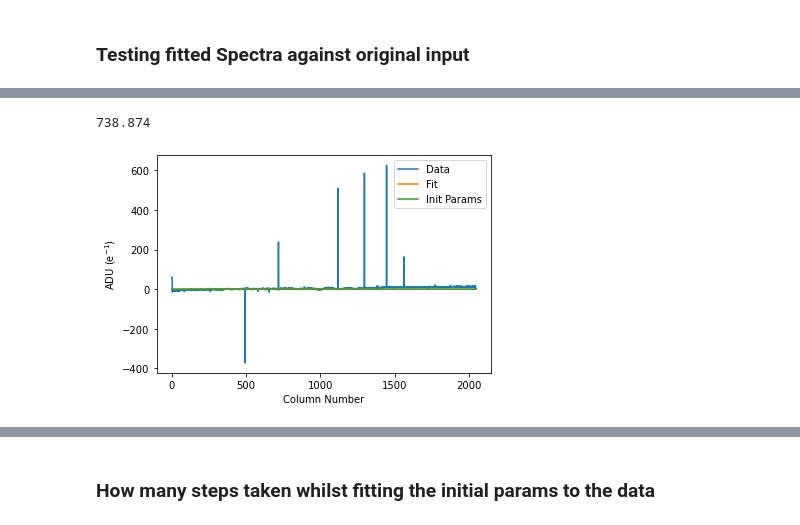
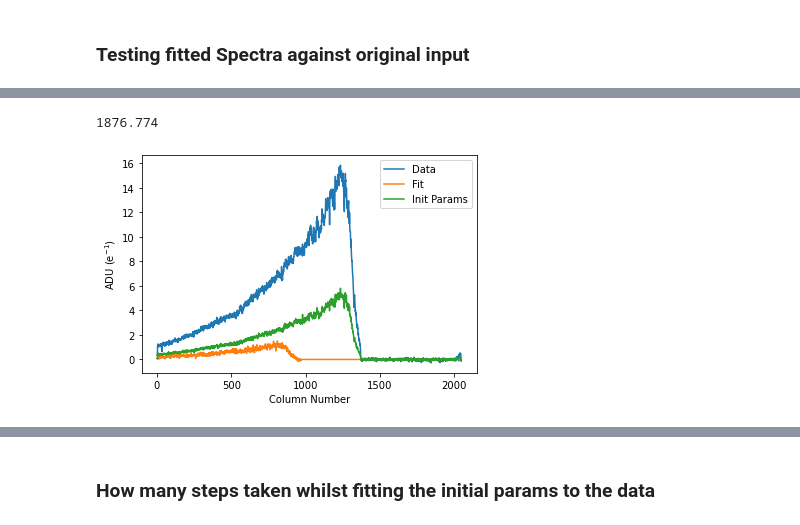
Before and after one commit to ou-astrophysics/NIRCam-WFSS-ERS-Spectral-Extraction, a Jupyter notebook: 2ndOrderMultiPSFSetup.ipynb, the cells around one changed output, grey strips where cells are left out. Drawn from its saved outputs; the diff is of its cells as text; code cells hidden in the pictures.

Commit message:
In Progress 2nd Order addition to fitting

```diff
--- a/2ndOrderMultiPSFSetup.ipynb
+++ b/2ndOrderMultiPSFSetup.ipynb
@@ -266,6 +266,8 @@ dfx2nd["Dec"] = sourceCoords.dec
 
 # Dataframe sorted by trace starting furthest to the left
 dfx2nd = dfx2nd.sort_values(by="low_WL")
-dfx2nd
+
+dfx = pd.concat([dfx2nd,dfx1st])
+dfx
 # %% [output]
 |  | low_WL | high_WL | Direct_X | Direct_Y | RA | Dec |
@@ -344,6 +346,6 @@ with apfits.open(imageFits) as test:
         # Removing limits shows that all sources in list have traces calculated for them
         # Therefore missing traces must be due to them missing in source list which
         # will not be a problem once NIRCam Pre-imaging has been achieved
-    ax.set_xlim(xlim)
-    ax.set_ylim(ylim)
+#     ax.set_xlim(xlim)
+#     ax.set_ylim(ylim)
 # %% [output]
@@ -360,7 +362,7 @@ from webbpsf.gridded_library import display_psf_grid
 # NUMBER OF DETECTOR IS IN NRCA5 - 5 IS LW DETECTOR 1-4 IS SW
 # ONLY 5 REQUIRED FOR WFSS AS ONLY DETECTOR ABLE TO DO THIS
 grid = to_griddedpsfmodel(
-    "/Users/zx446701/OneDrive - The Open University/Ice_Age/Fengwu Data/gridded_psf_library/nircam_nrca5_f322w2_clear_fovp47_samp5_npsf16_requirements_realization0.fits"
+    "/Users/zx446701/OneDrive - The Open University/Ice_Age/Fengwu Data/gridded_psf_library/nircam_nrcb5_f322w2_clear_fovp47_samp5_npsf16_requirements_realization0.fits"
 )
 # %% [output]
 **WARNING**: LOCAL JWST PRD VERSION PRDOPSSOC-034 DOESN'T MATCH THE CURRENT ONLINE VERSION PRDOPSSOC-036
@@ -443,10 +445,10 @@ with apfits.open(imageFits) as test:
     # Created array for results
     # Mask selects the sources that are within a 1/2 PSF width from edge (25 pixels)
     # as we cannot fit sources closer in than this
-    mask = (dfx1st.Direct_Y >= 30) & (dfx1st.Direct_Y < test["SCI"].data.shape[1]-30)
-    trimmed_dfx1st = dfx1st[mask.to_numpy()]
-#     display(trimmed_dfx1st)
-    result = np.zeros(shape=(trimmed_dfx1st.shape[0],test["SCI"].data.T.shape[0]))
+    row_mask = (dfx.Direct_Y >= 30) & (dfx.Direct_Y < test["SCI"].data.shape[1]-30)
+    trimmed_dfx = dfx[row_mask.to_numpy()]
+#     display(trimmed_dfx)
+    result = np.zeros(shape=(trimmed_dfx.shape[0],test["SCI"].data.T.shape[0]))
 
     # Create list for psfs used in each trace
     # Empty list possible as we are reducing traces in order from left side of image
@@ -454,7 +456,7 @@ with apfits.open(imageFits) as test:
     psfsForTraces = []
 
     grid = to_griddedpsfmodel(
-    "/Users/zx446701/OneDrive - The Open University/Ice_Age/Fengwu Data/gridded_psf_library/nircam_nrca5_f322w2_clear_fovp47_samp5_npsf16_requirements_realization0.fits"
+    "/Users/zx446701/OneDrive - The Open University/Ice_Age/Fengwu Data/gridded_psf_library/nircam_nrcb5_f322w2_clear_fovp47_samp5_npsf16_requirements_realization0.fits"
     )
     # Take out data per column from the image
 
@@ -466,13 +468,12 @@ with apfits.open(imageFits) as test:
         # Step 1: Work out which and how many traces there are in column to define params
         # Want all traces with a start < 0
         # How many traces are with sensitive pixels overlap the column as a boolean list
-        # ADD SECOND ORDER TRACES HERE!
-        mask = (trimmed_dfx1st.high_WL <= column_number) & (trimmed_dfx1st.low_WL >= column_number)
+        mask = (trimmed_dfx.high_WL <= column_number) & (trimmed_dfx.low_WL >= column_number)
         # Number of traces that overlap column
         n_params = mask.sum()
 #         print(n_params)
         # Created Parameter intial values to create array for function
-        init_params = column[trimmed_dfx1st.Direct_Y[mask].astype(int)]
+        init_params = column[trimmed_dfx.Direct_Y[mask].astype(int)]
 
         # Creating list of lists of each columns intitial parameters for each trace that the column contains
         all_columns_initial_params.append(init_params)
@@ -487,19 +488,18 @@ with apfits.open(imageFits) as test:
         # Create 1D PSF list of all sources within the mask dependent on their position in detector
         psf_list = []
 
-        trimmed_dfx1stLowToHigh = trimmed_dfx1st.reset_index(drop=True)
-#         display(dfx1stLowToHigh)
+        trimmed_dfxLowToHigh = trimmed_dfx.loc[mask.to_numpy()].reset_index(drop=True)
+#         display(trimmed_dfxLowToHigh.loc[mask.to_numpy()])
 
-#         display(trimmed_dfx1stLowToHigh.loc[mask.to_numpy()])
         # Working from an index which orders the traces by most left, 0, to most right, 80!
-        for trace_index, (Direct_X, Direct_Y) in trimmed_dfx1stLowToHigh.loc[mask.to_numpy(), ["Direct_X", "Direct_Y"]].iterrows():
+        for trace_index, (Direct_X, Direct_Y) in trimmed_dfxLowToHigh.loc[:,["Direct_X", "Direct_Y"]].iterrows():
 
             # Step to pull PSFs required for trace position once rather than for every column
             # Saving lots of time (hopefully)
             try:
-#                 display(trimmed_dfx1stLowToHigh)
                 psf_temp = psfsForTraces[trace_index]
                 psf_list.append(psf_temp)
+
             except IndexError as e:
                 print(e)
 
@@ -525,7 +525,7 @@ with apfits.open(imageFits) as test:
                 psf_list.append(psfsForTraces[trace_index])
 
         # Y values that match the trace locations within a slice
-        psf_means = trimmed_dfx1stLowToHigh.Direct_Y[mask]
+        psf_means = trimmed_dfxLowToHigh.Direct_Y #[mask.to_numpy()]
 
 
         # Step 3: Optimise parameters of the function given the data - Returns optimised params (Flux of each trace in column), Mean (location of source) is fixed (FOR NOW!)
@@ -626,20 +631,21 @@ Text(0.5, 1.0, 'Fit Vs. Initial Parameters Plot ')
 # %%
 with apfits.open(imageFits) as test:
     data = test["SCI"].data
-    print(trimmed_dfx1stLowToHigh.loc[0,"Direct_Y"])
-    test_trace_input_data = np.sum(data[int(trimmed_dfx1stLowToHigh.loc[0,"Direct_Y"])-2 : int(trimmed_dfx1stLowToHigh.loc[8,"Direct_Y"])+2],axis=0)
+    print(trimmed_dfxLowToHigh.loc[29,"Direct_Y"])
+    test_trace_input_data = np.sum(data[int(trimmed_dfxLowToHigh.loc[29,"Direct_Y"])-2 : int(trimmed_dfxLowToHigh.loc[29,"Direct_Y"])+2],axis=0)
     mplplot.plot(test_trace_input_data, label="Data")
-    mplplot.plot(result[0],label='Fit')
-    mplplot.plot(data[int(trimmed_dfx1stLowToHigh.Direct_Y[0])],label='Init Params')
+    mplplot.plot(result[29],label='Fit')
+    mplplot.plot(data[int(trimmed_dfxLowToHigh.Direct_Y[29])],label='Init Params')
     mplplot.xlabel("Column Number")
     mplplot.ylabel("ADU (e$^{-1}$)")
     mplplot.legend()
+
 # See slight differences from data to fits as fit is from 25 rows where as data is sum of 4 rows across all columns
 # Sharp peak at ~1400 unknown why this is happening (could be simulated CR hit)
 # Added original errors and see more sudden unexpected peaks but fit still moved from initial params
 # %% [output]
-738.874
+1876.774
-[figure, old version]
+[figure, new version]
 # %%
 statuses = [result.status for result in fit_results]
 cov = [result.hess_inv for result in fit_results]
```
Also changed, not shown: parts of 12 cells of this notebook, 1 other file.
